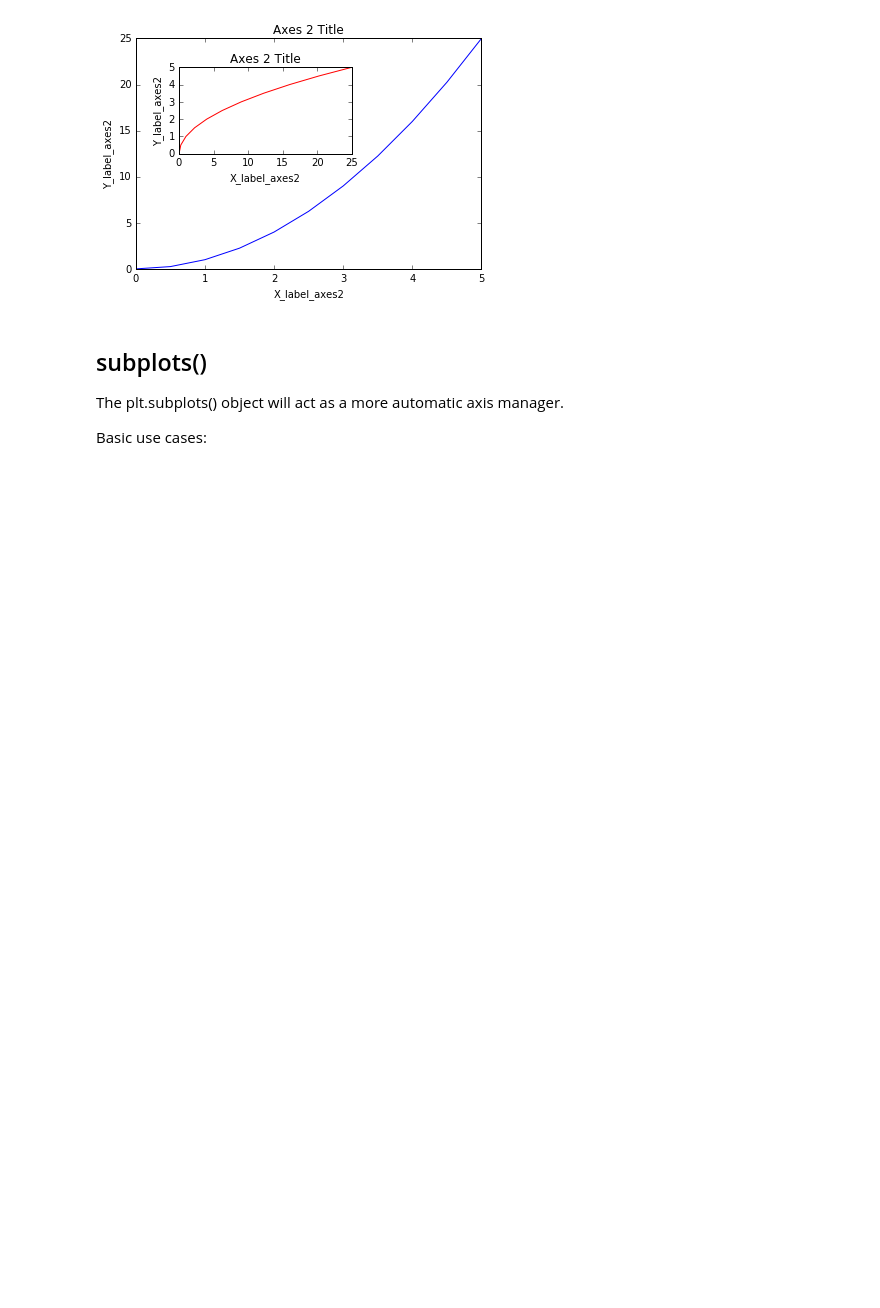
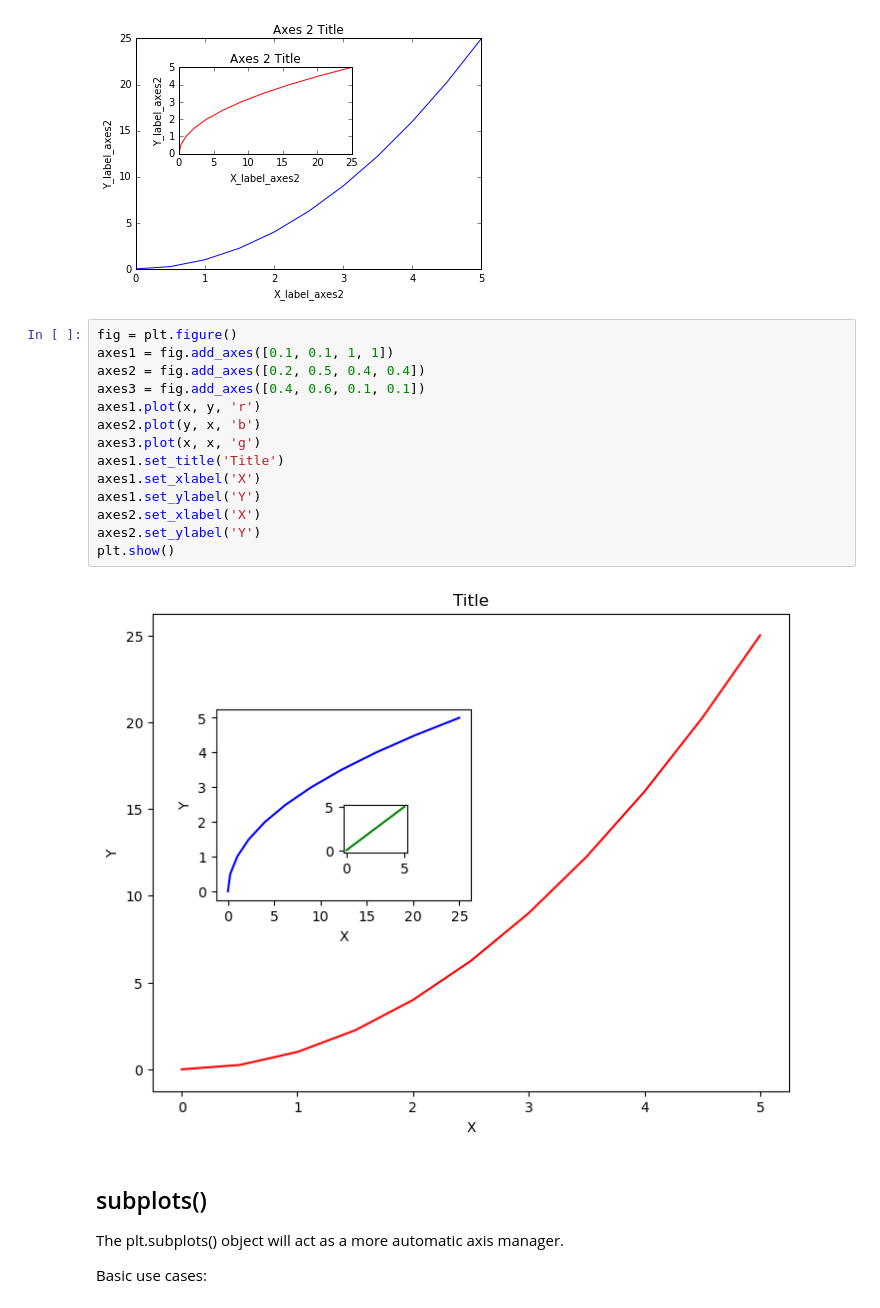
Before and after one commit to tasninanika/Graphing_Matplotlib, a Jupyter notebook: 01-Matplotlib Concepts Lecture.ipynb, the cells around one changed output. Saved outputs shown, nothing was run; the diff lists cells and outputs as text; blank space fills up the shorter version.

Commit message:
create figure using figure

```diff
--- a/01-Matplotlib Concepts Lecture.ipynb
+++ b/01-Matplotlib Concepts Lecture.ipynb
@@ -156,6 +156,22 @@ axes2.set_ylabel('Y_label_axes2')
 axes2.set_title('Axes 2 Title');
 # %% [output]
 [figure]
+# %%
+fig = plt.figure()
+axes1 = fig.add_axes([0.1, 0.1, 1, 1])
+axes2 = fig.add_axes([0.2, 0.5, 0.4, 0.4])
+axes3 = fig.add_axes([0.4, 0.6, 0.1, 0.1])
+axes1.plot(x, y, 'r')
+axes2.plot(y, x, 'b')
+axes3.plot(x, x, 'g')
+axes1.set_title('Title')
+axes1.set_xlabel('X')
+axes1.set_ylabel('Y')
+axes2.set_xlabel('X')
+axes2.set_ylabel('Y')
+plt.show()
+# %% [output]
+[figure, added]
 # %% [markdown]
 ## subplots()
 
```
